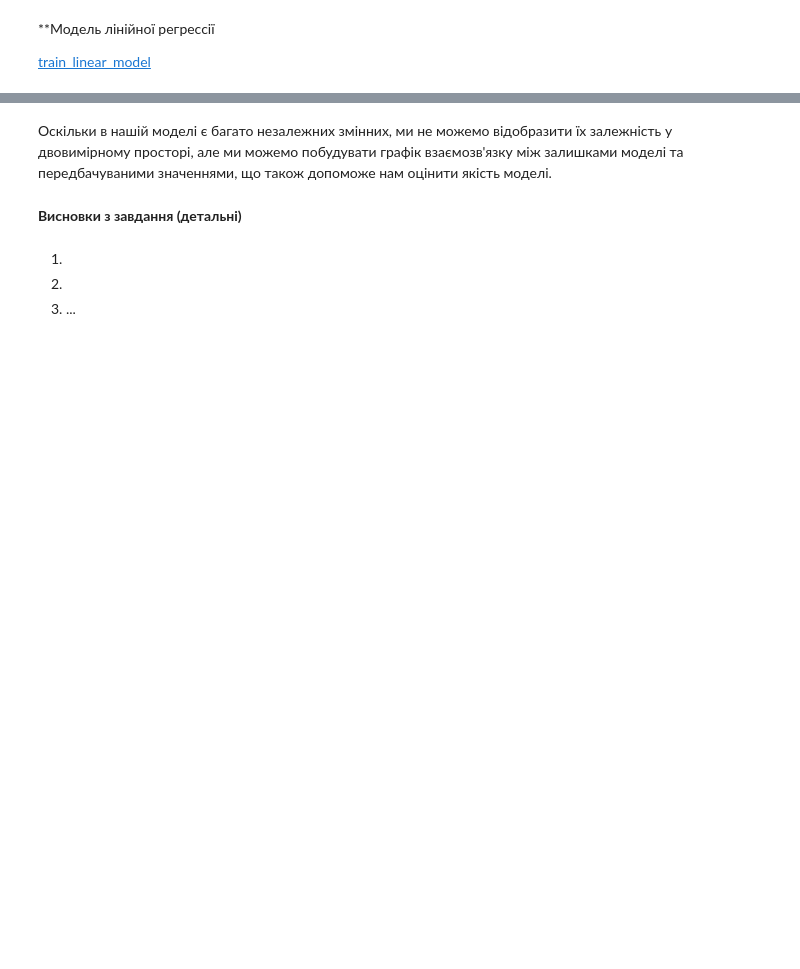
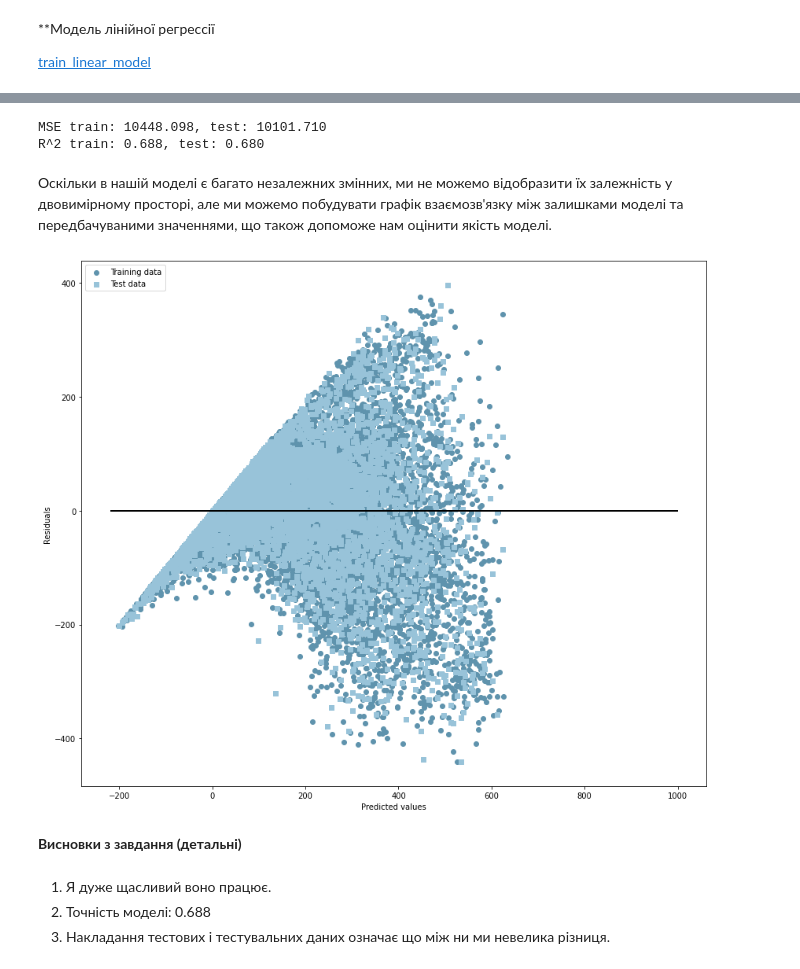
Before and after one commit to splitedwindow/AIFundamentals, a Jupyter notebook: labs/Task4_Linear_Regression/Task4_Regression_basicAI.ipynb, the cells around one changed output, grey strips where cells are left out. Saved outputs shown, nothing was run; the diff lists cells and outputs as text; code cells hidden in the pictures; blank space fills up the shorter version.

```diff
--- a/labs/Task4_Linear_Regression/Task4_Regression_basicAI.ipynb
+++ b/labs/Task4_Linear_Regression/Task4_Regression_basicAI.ipynb
@@ -394,10 +394,10 @@ None
 features_lr = features.drop(['season_0', 'mnth_4', 'weekday_0', 'weathersit_1', 'hr_0','atemp', 'date'], axis = 1)
 # %%
 def get_train_data(df: pd.DataFrame, target:str, test_size:float):
-  X = #your code (all features)
-  y = #your code (target variable)
-  X_train, X_test, y_train, y_test =  train_test_split(X, y, test_size=test_size, random_state=42, shuffle = True)
-  return X_train, X_test, y_train, y_test
+    X = df.drop(columns=[target], axis=1)
+    y = df[target]
+    X_train, X_test, y_train, y_test =  train_test_split(X, y, test_size=test_size, random_state=42, shuffle = True)
+    return X_train, X_test, y_train, y_test
 # %%
 X_train, X_test, y_train, y_test = get_train_data(features_lr, 'cnt', 0.3)
 # %%
@@ -418,23 +418,29 @@ print('MSE train: {:.3f}, test: {:.3f}'.format(
 print('R^2 train: {:.3f}, test: {:.3f}'.format(
         r2_score(y_train, y_train_pred),
         r2_score(y_test, y_test_pred)))
+# %% [output]
+MSE train: 10448.098, test: 10101.710
+R^2 train: 0.688, test: 0.680
 # %% [markdown]
 Оскільки в нашій моделі є багато незалежних змінних, ми не можемо відобразити їх залежність у двовимірному просторі, але ми можемо побудувати графік взаємозв'язку між залишками моделі та передбачуваними значеннями, що також допоможе нам оцінити якість моделі.
 # %%
+plt.figure(figsize=(12,10))
 plt.scatter(y_train_pred,  y_train_pred - y_train,
             c='#5f93ad', marker='o', label='Training data')
 plt.scatter(y_test_pred,  y_test_pred - y_test,
             c='#98c3d9', marker='s', label='Test data')
 plt.xlabel('Predicted values')
 plt.ylabel('Residuals')
 plt.legend(loc='upper left')
 plt.hlines(y=0, xmin=-220, xmax=1000, lw=2, color='#000000')
 plt.tight_layout()
+# %% [output]
+[figure, added]
 # %% [markdown]
 **Висновки з завдання (детальні)**
-# %% [markdown]
-
-
-1.
-2.
-3. ...
+# %% [markdown]
+
+
+1. Я дуже щасливий воно працює.
+2. Точність моделі: 0.688
+3. Накладання тестових і тестувальних даних означає що між ни ми невелика різниця.
```
Also changed, not shown: parts of 2 cells of this notebook.
